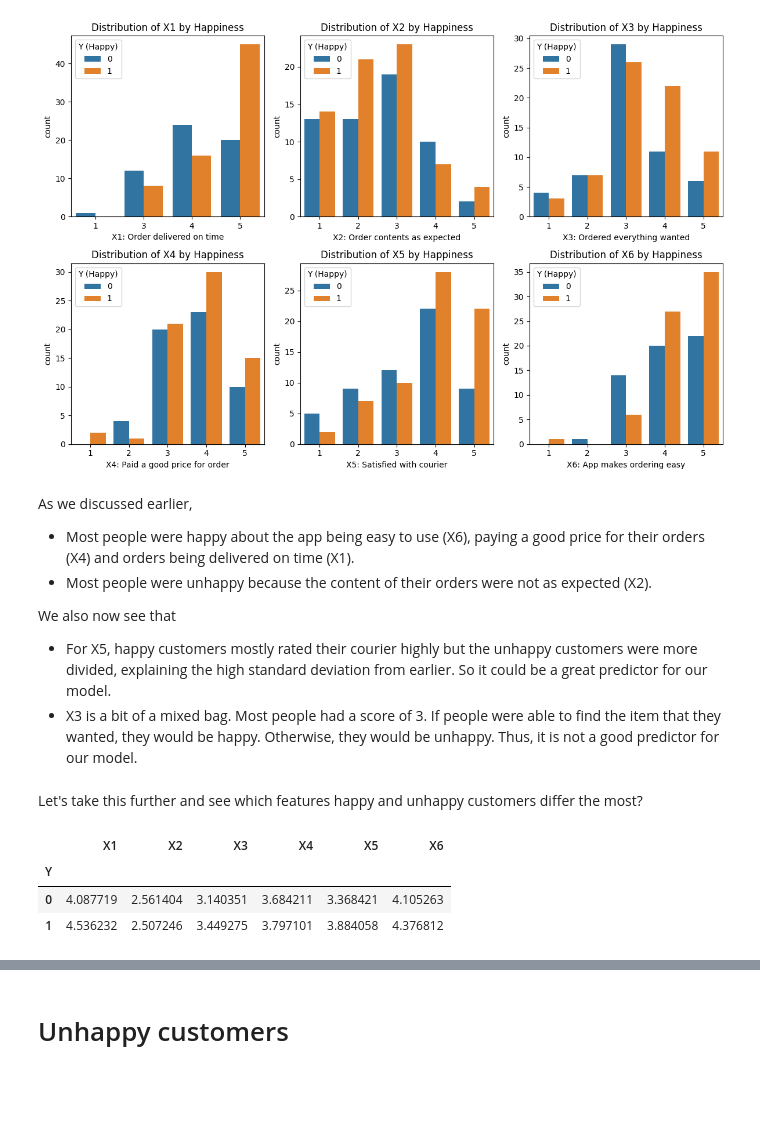
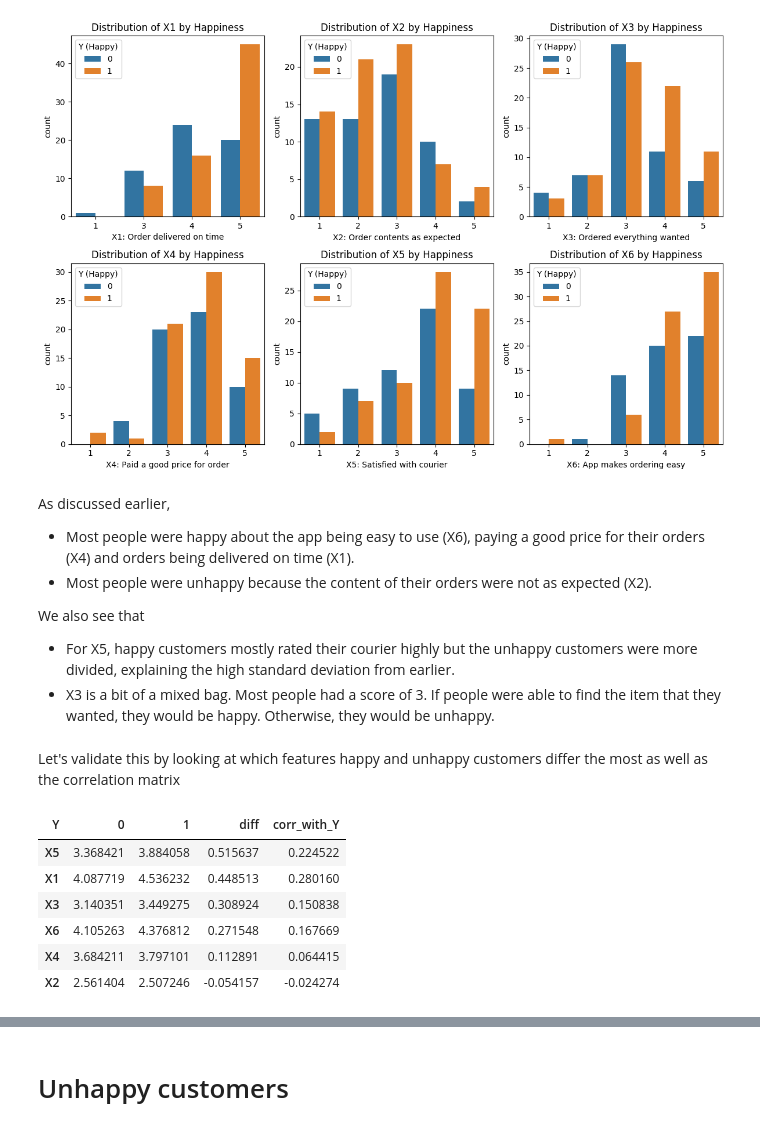
Before and after one commit to macsiwase/logistics-happy-customers, a Jupyter notebook: happiness.ipynb, the cells around one changed output, grey strips where cells are left out. Saved outputs shown, nothing was run; the diff lists cells and outputs as text; code cells hidden in the pictures; blank space fills up the shorter version.

```diff
--- a/happiness.ipynb
+++ b/happiness.ipynb
@@ -94,22 +94,27 @@ plt.tight_layout()
 # %% [output]
 [figure]
 # %% [markdown]
-As we discussed earlier,
+As discussed earlier,
 
 - Most people were happy about the app being easy to use (X6), paying a good price for their orders (X4) and orders being delivered on time (X1).
 - Most people were unhappy because the content of their orders were not as expected (X2).
 
-We also now see that
+We also see that
 
-- For X5, happy customers mostly rated their courier highly but the unhappy customers were more divided, explaining the high standard deviation from earlier. So it could be a great predictor for our model.
-- X3 is a bit of a mixed bag. Most people had a score of 3. If people were able to find the item that they wanted, they would be happy. Otherwise, they would be unhappy. Thus, it is not a good predictor for our model.
+- For X5, happy customers mostly rated their courier highly but the unhappy customers were more divided, explaining the high standard deviation from earlier.
+- X3 is a bit of a mixed bag. Most people had a score of 3. If people were able to find the item that they wanted, they would be happy. Otherwise, they would be unhappy.
 # %% [markdown]
-Let's take this further and see which features happy and unhappy customers differ the most?
+Let's validate this by looking at which features happy and unhappy customers differ the most as well as the correlation matrix
-# %%
-df.groupby("Y").mean()
-# %% [output]
-|  | X1 | X2 | X3 | X4 | X5 | X6 |
-| Y |  |  |  |  |  |  |
-| 0 | 4.087719 | 2.561404 | 3.140351 | 3.684211 | 3.368421 | 4.105263 |
-| 1 | 4.536232 | 2.507246 | 3.449275 | 3.797101 | 3.884058 | 4.376812 |
+# %%
+df.groupby("Y").mean().T.assign(
+    diff=lambda x: x[1] - x[0], corr_with_Y=df.corr()["Y"].drop("Y")
+).sort_values("diff", ascending=False)
+# %% [output]
+| Y | 0 | 1 | diff | corr_with_Y |
+| X5 | 3.368421 | 3.884058 | 0.515637 | 0.224522 |
+| X1 | 4.087719 | 4.536232 | 0.448513 | 0.280160 |
+| X3 | 3.140351 | 3.449275 | 0.308924 | 0.150838 |
+| X6 | 4.105263 | 4.376812 | 0.271548 | 0.167669 |
+| X4 | 3.684211 | 3.797101 | 0.112891 | 0.064415 |
+| X2 | 2.561404 | 2.507246 | -0.054157 | -0.024274 |
 # %% [markdown]
```
Also changed, not shown: parts of 19 cells of this notebook.
